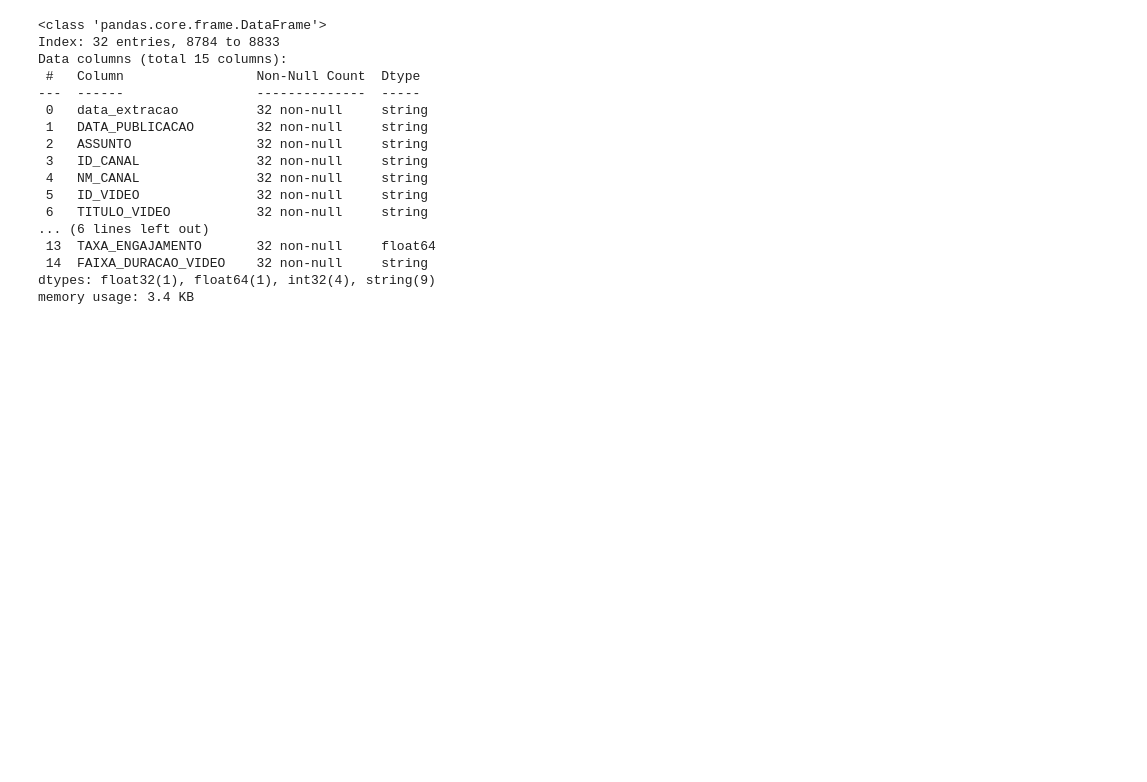
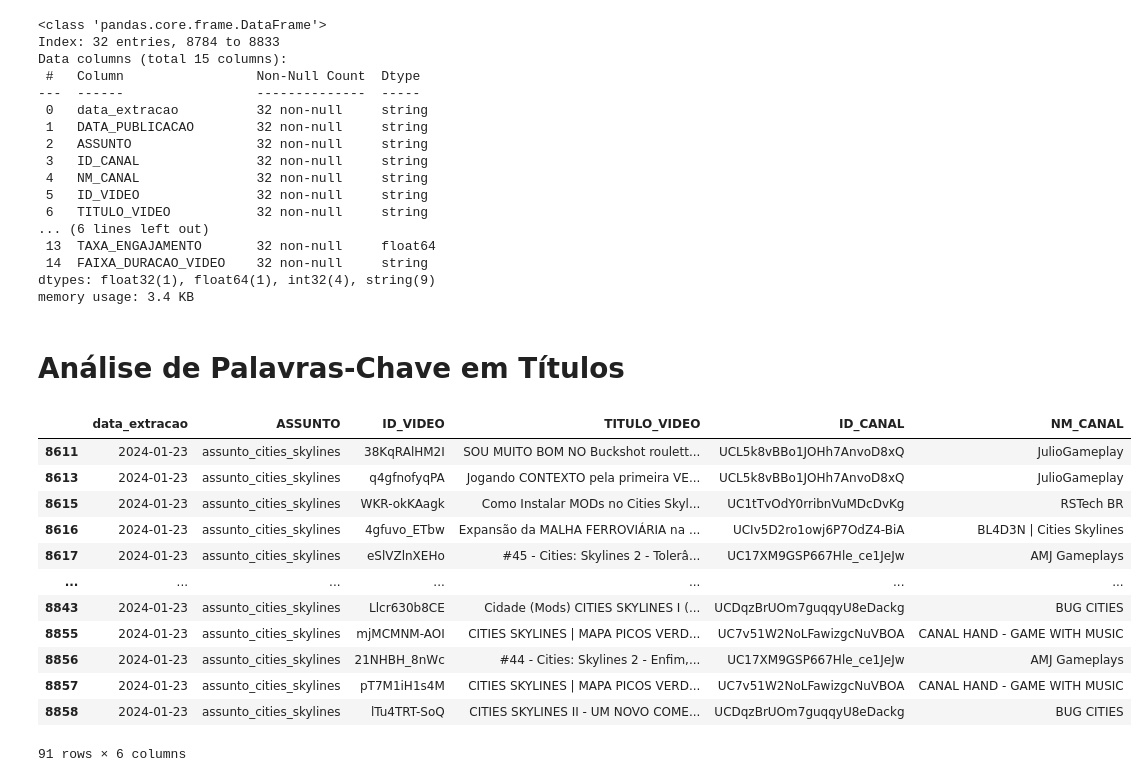
Before and after one commit to rodrigorocha1/analise_dados_youtube, a Jupyter notebook: notebooks_v2/visualizacoes.ipynb, the cells around one changed output. Drawn from its saved outputs; the diff is of its cells as text; code cells hidden in the pictures; blank space fills up the shorter version.

Commit message:
extração de palavras do título

```diff
--- a/notebooks_v2/visualizacoes.ipynb
+++ b/notebooks_v2/visualizacoes.ipynb
@@ -1412,3 +1413,26 @@ memory usage: 3.4 KB
 # %%
 fig = px.line(base_video_canal, x='DURACAO_VIDEO_MINUTOS', y='TOTAL_LIKES')
 fig.show()
+# %% [markdown]
+# Análise de Palavras-Chave em Títulos
+# %%
+colunas = ['data_extracao', 'ASSUNTO', 'ID_VIDEO', 'TITULO_VIDEO','ID_CANAL', 'NM_CANAL' ]
+base_video_canal = pd.read_parquet('../dados/ouro/dados_tratado_estatisticas_gerais.parquet', columns=colunas)
+base_video_canal = base_video_canal.query('ASSUNTO == "assunto_cities_skylines" and data_extracao == "2024-01-23"  ')
+base_video_canal.fillna('[]', inplace=True)
+base_video_canal.drop_duplicates(inplace=True)
+base_video_canal
+# %% [output]
+|  | data_extracao | ASSUNTO | ID_VIDEO | TITULO_VIDEO | ID_CANAL | NM_CANAL |
+| 8611 | 2024-01-23 | assunto_cities_skylines | 38KqRAlHM2I | SOU MUITO BOM NO Buckshot roulett... | UCL5k8vBBo1JOHh7AnvoD8xQ | JulioGameplay |
+| 8613 | 2024-01-23 | assunto_cities_skylines | q4gfnofyqPA | Jogando CONTEXTO pela primeira VE... | UCL5k8vBBo1JOHh7AnvoD8xQ | JulioGameplay |
+| 8615 | 2024-01-23 | assunto_cities_skylines | WKR-okKAagk | Como Instalar MODs no Cities Skyl... | UC1tTvOdY0rribnVuMDcDvKg | RSTech BR |
+| 8616 | 2024-01-23 | assunto_cities_skylines | 4gfuvo_ETbw | Expansão da MALHA FERROVIÁRIA na ... | UCIv5D2ro1owj6P7OdZ4-BiA | BL4D3N | Cities Skylines |
+| 8617 | 2024-01-23 | assunto_cities_skylines | eSlVZlnXEHo | #45 - Cities: Skylines 2 - Tolerâ... | UC17XM9GSP667Hle_ce1JeJw | AMJ Gameplays |
+| ... | ... | ... | ... | ... | ... | ... |
+| 8843 | 2024-01-23 | assunto_cities_skylines | Llcr630b8CE | Cidade (Mods) CITIES SKYLINES I (... | UCDqzBrUOm7guqqyU8eDackg | BUG CITIES |
+| 8855 | 2024-01-23 | assunto_cities_skylines | mjMCMNM-AOI | CITIES SKYLINES | MAPA PICOS VERD... | UC7v51W2NoLFawizgcNuVBOA | CANAL HAND - GAME WITH MUSIC |
+| 8856 | 2024-01-23 | assunto_cities_skylines | 21NHBH_8nWc | #44 - Cities: Skylines 2 - Enfim,... | UC17XM9GSP667Hle_ce1JeJw | AMJ Gameplays |
+| 8857 | 2024-01-23 | assunto_cities_skylines | pT7M1iH1s4M | CITIES SKYLINES | MAPA PICOS VERD... | UC7v51W2NoLFawizgcNuVBOA | CANAL HAND - GAME WITH MUSIC |
+| 8858 | 2024-01-23 | assunto_cities_skylines | lTu4TRT-SoQ | CITIES SKYLINES II - UM NOVO COME... | UCDqzBrUOm7guqqyU8eDackg | BUG CITIES |
+91 rows × 6 columns
```
Also changed, not shown: parts of 9 cells of this notebook.
